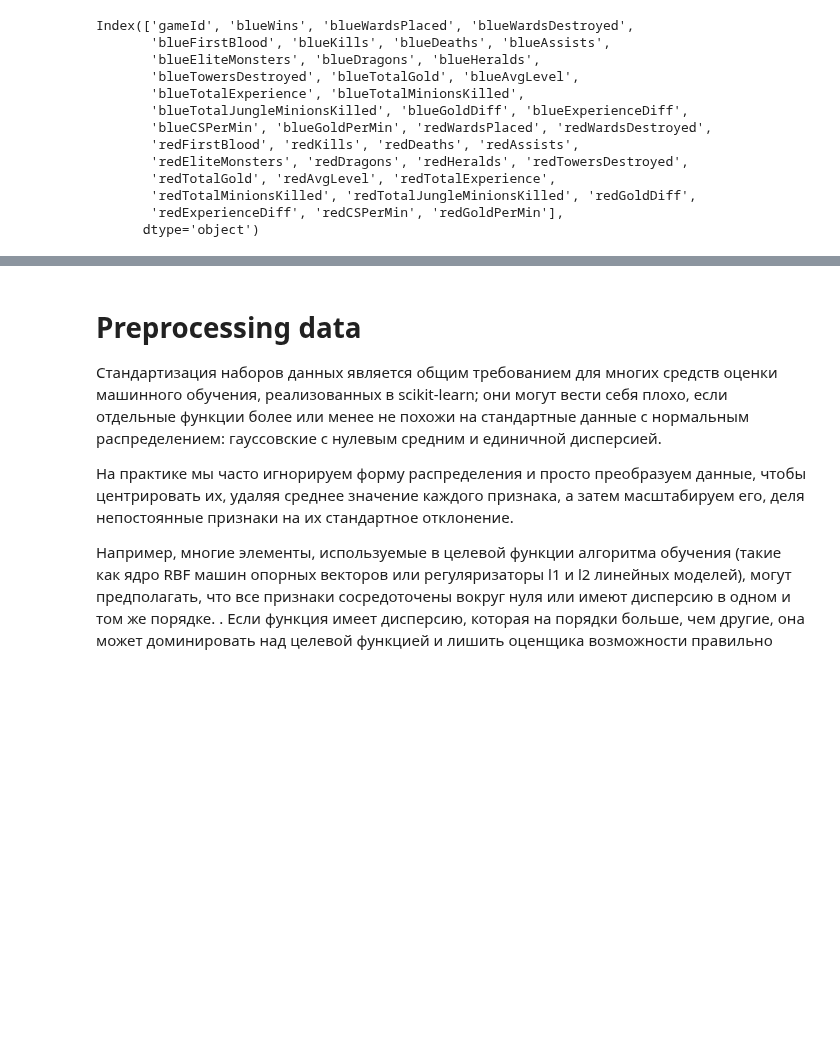
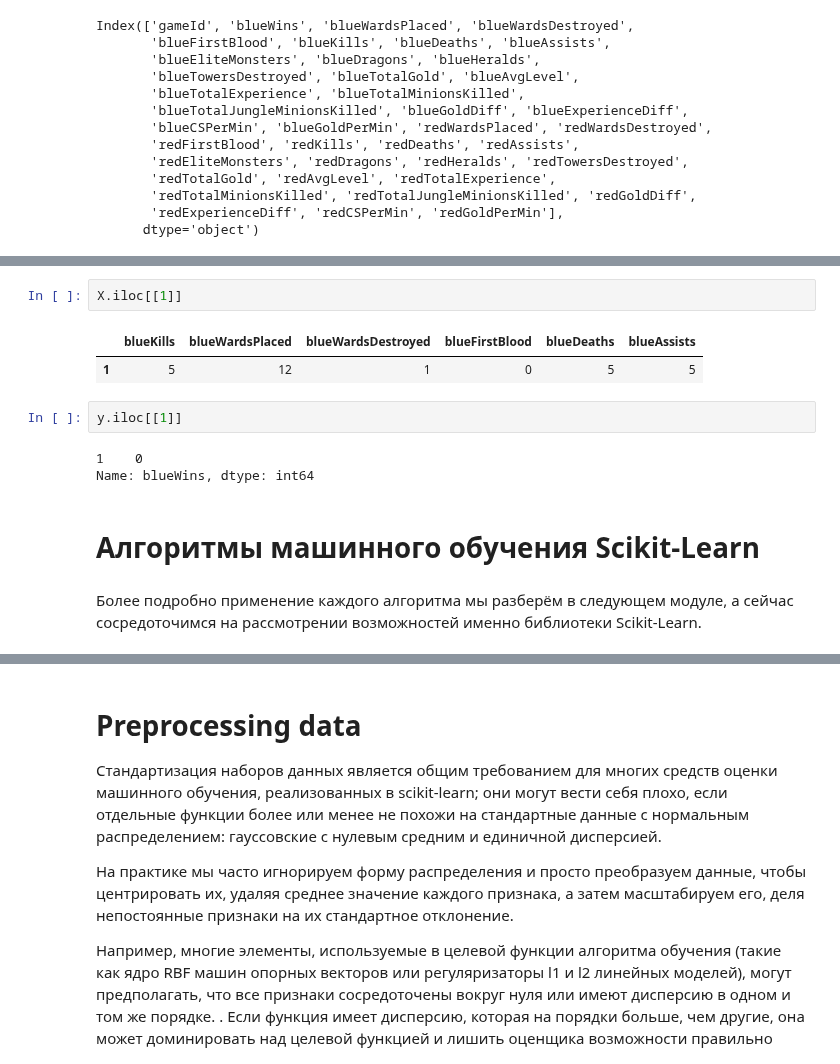
Before and after one commit to vn322/Cod_future, a Jupyter notebook: Scikit_learn.ipynb, the cells around one changed output, grey strips where cells are left out. Cells and saved outputs as stored; diff of their text form; blank space fills up the shorter version.

```diff
--- a/Scikit_learn.ipynb
+++ b/Scikit_learn.ipynb
@@ -81,2 +76,16 @@ print(y_test.shape)
 (6915,)
 (2964,)
+# %%
+X.iloc[[1]]
+# %% [output]
+|  | blueKills | blueWardsPlaced | blueWardsDestroyed | blueFirstBlood | blueDeaths | blueAssists |
+| 1 | 5 | 12 | 1 | 0 | 5 | 5 |
+# %%
+y.iloc[[1]]
+# %% [output]
+1    0
+Name: blueWins, dtype: int64
+# %% [markdown]
+# Алгоритмы машинного обучения Scikit-Learn
+# %% [markdown]
+Более подробно применение каждого алгоритма мы разберём в следующем модуле, а сейчас сосредоточимся на рассмотрении возможностей именно библиотеки Scikit-Learn.
```
Also changed, not shown: parts of 34 cells of this notebook.
